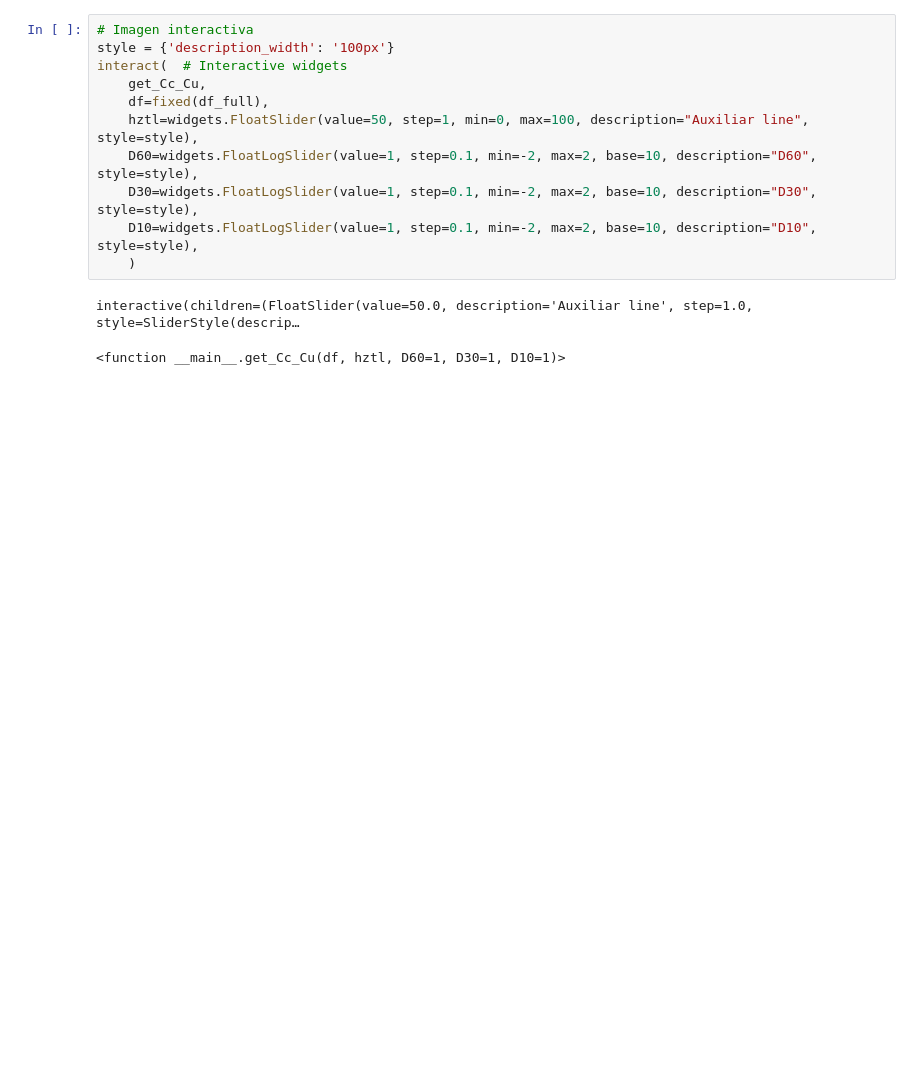
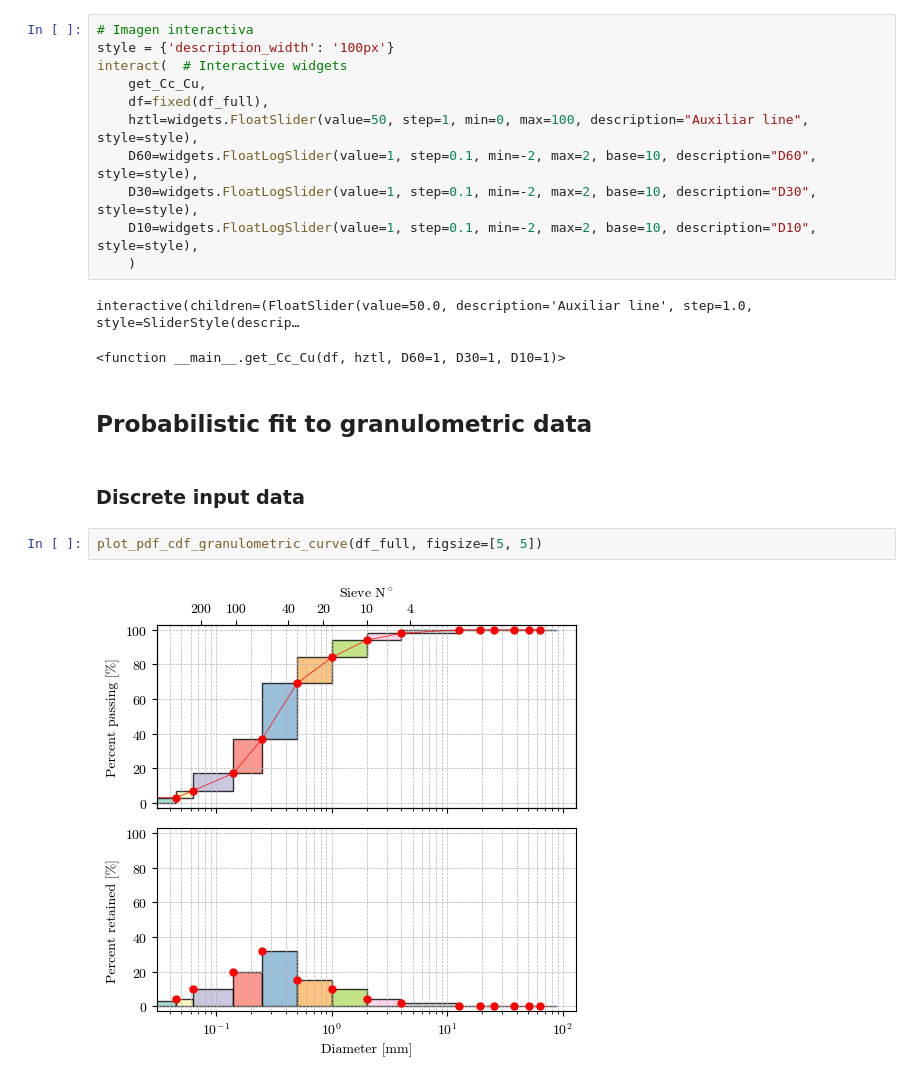
Before and after one commit to AppliedMechanics-EAFIT/soil_mechanics, a Jupyter notebook: notebooks/particle_size_distrib.ipynb, the cells around one changed output. Saved outputs shown, nothing was run; the diff lists cells and outputs as text; blank space fills up the shorter version.

```diff
--- a/notebooks/particle_size_distrib.ipynb
+++ b/notebooks/particle_size_distrib.ipynb
@@ -186,3 +337,11 @@ interact(  # Interactive widgets
 # %% [output]
 interactive(children=(FloatSlider(value=50.0, description='Auxiliar line', step=1.0, style=SliderStyle(descrip…
 <function __main__.get_Cc_Cu(df, hztl, D60=1, D30=1, D10=1)>
+# %% [markdown]
+## Probabilistic fit to granulometric data
+# %% [markdown]
+### Discrete input data
+# %%
+plot_pdf_cdf_granulometric_curve(df_full, figsize=[5, 5])
+# %% [output]
+[figure, added]
```
Also changed, not shown: parts of 11 cells of this notebook, 2 other files.
